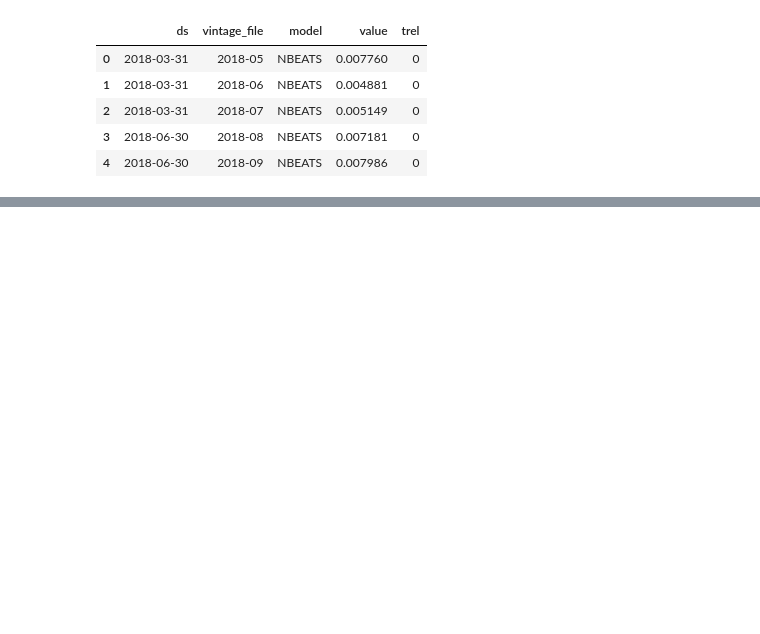
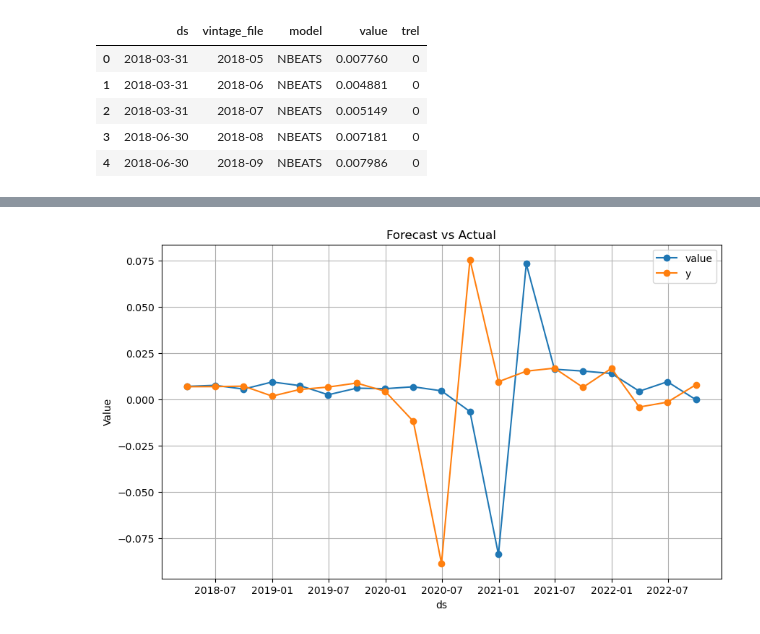
Before and after one commit to Stellenbosch-Econometrics/NowcastingUSGDP, a Jupyter notebook: results/deep_learning/result_analysis.ipynb, the cells around one changed output, grey strips where cells are left out. Drawn from its saved outputs; the diff is of its cells as text; code cells hidden in the pictures; blank space fills up the shorter version.

Commit message:
Plotting results

```diff
--- a/results/deep_learning/result_analysis.ipynb
+++ b/results/deep_learning/result_analysis.ipynb
@@ -47,3 +48,25 @@ combined_tidy_trel.head()
 | 4 | 2018-06-30 | 2018-09 | NBEATS | 0.007986 | 0 |
 # %%
 # combined_tidy_trel.to_csv('../deep_learning/tidy_results.csv', index=False)
+# %%
+df1 = combined_tidy_trel
+# %%
+def load_data(file_path):
+    df = (pd.read_csv(file_path)
+          .rename(columns={"year_quarter": "ds", "GDPC1": "y"})
+          .assign(unique_id=np.ones(len(pd.read_csv(file_path))),
+                  ds=lambda df: pd.to_datetime(df['ds'])))
+    columns_order = ["unique_id", "ds", "y"] + \
+        [col for col in df.columns if col not in ["unique_id", "ds", "y"]]
+    df['ds'] = df['ds'] - pd.Timedelta(days=1)
+
+    # Shift 'y' column by one quarter
+    df['y'] = df['y'].shift(+1)
+
+    return df[columns_order]
+
+file_path = '../../data/FRED/blocked/vintage_2023_02.csv'
+
+
+merged_df = (df1
+             .merge(load_data(file_path)[['ds', 'y']], on='ds', how='left'))
@@ -49,0 +105,25 @@ combined_tidy_trel.head()
+# %%
+import matplotlib.pyplot as plt
+
+# Filter the dataframe where model is 'NBEATS' and 'trel' is 0
+filtered_df = merged_df[(merged_df['model'] == 'DilatedRNN') & (merged_df['trel'] == 0)]
+
+every_third = filtered_df.iloc[2::3, :]
+
+# Plot 'ds' against 'value' and 'y'
+plt.figure(figsize=(10, 6))
+
+# Plot 'value' with 'ds'
+plt.plot(every_third['ds'], every_third['value'], marker='o', label='value')
+
+# Plot 'y' with 'ds'
+plt.plot(every_third['ds'], every_third['y'], marker='o', label='y')
+
+plt.xlabel('ds')
+plt.ylabel('Value')
+plt.title('Forecast vs Actual')
+plt.legend()
+plt.grid(True)
+plt.show()
+# %% [output]
+[figure, added]
```
Also changed, not shown: parts of 3 cells of this notebook, 3 other files.
